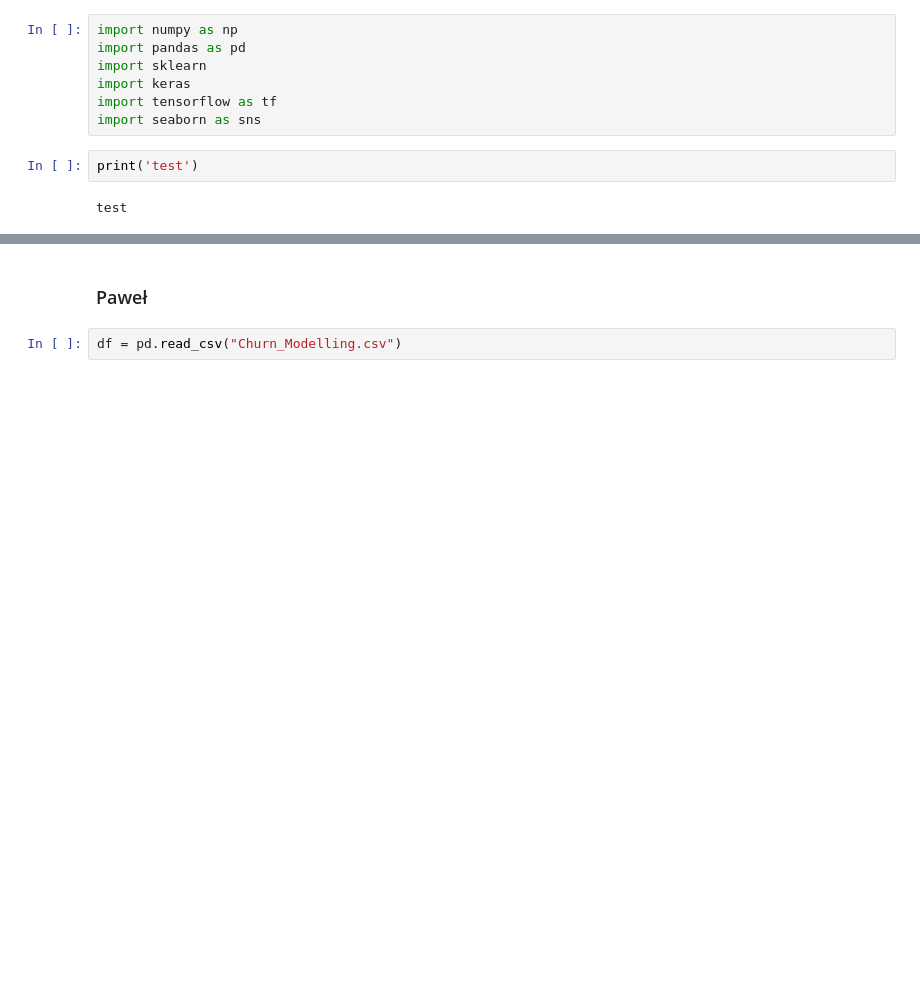
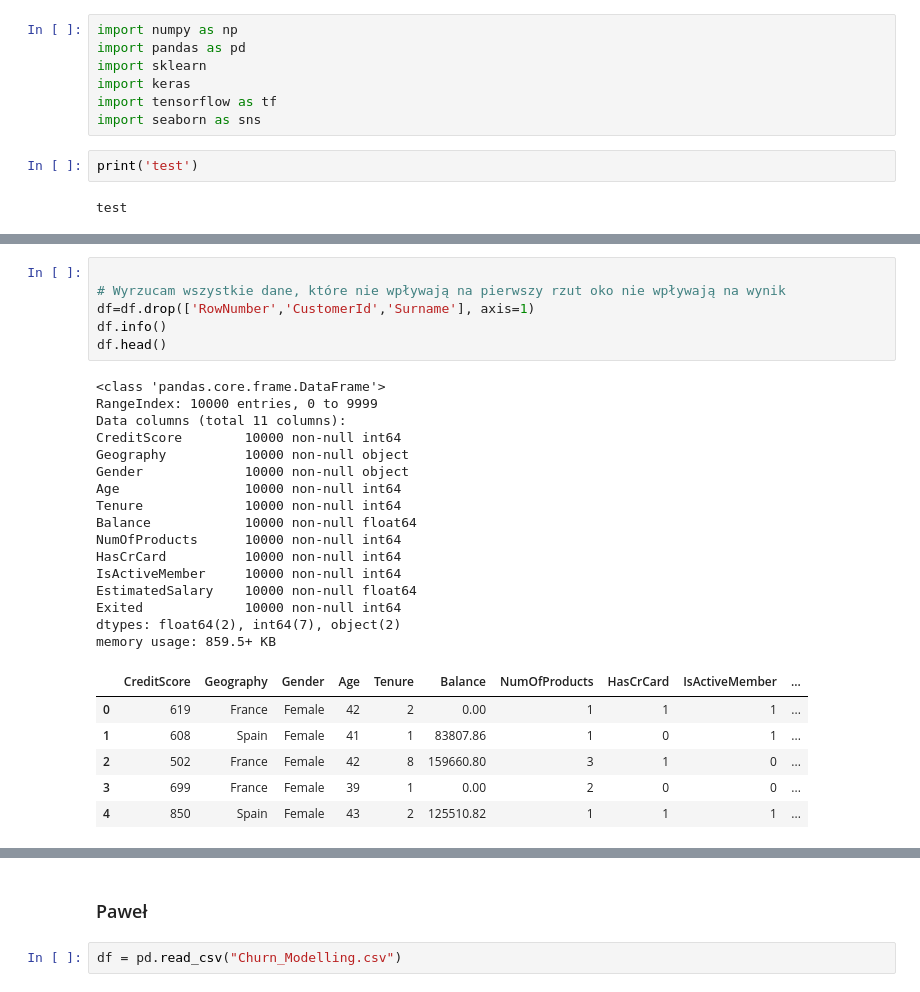
Before and after one commit to Dalthirr/NeuralNetworks, a Jupyter notebook: EDA.ipynb, the cells around one changed output, grey strips where cells are left out. Saved outputs shown, nothing was run; the diff lists cells and outputs as text; blank space fills up the shorter version.

```diff
--- a/EDA.ipynb
+++ b/EDA.ipynb
@@ -73,0 +70,29 @@ Gender_Male
+# %%
+
+# Wyrzucam wszystkie dane, które nie wpływają na pierwszy rzut oko nie wpływają na wynik
+df=df.drop(['RowNumber','CustomerId','Surname'], axis=1)
+df.info()
+df.head()
+# %% [output]
+<class 'pandas.core.frame.DataFrame'>
+RangeIndex: 10000 entries, 0 to 9999
+Data columns (total 11 columns):
+CreditScore        10000 non-null int64
+Geography          10000 non-null object
+Gender             10000 non-null object
+Age                10000 non-null int64
+Tenure             10000 non-null int64
+Balance            10000 non-null float64
+NumOfProducts      10000 non-null int64
+HasCrCard          10000 non-null int64
+IsActiveMember     10000 non-null int64
+EstimatedSalary    10000 non-null float64
+Exited             10000 non-null int64
+dtypes: float64(2), int64(7), object(2)
+memory usage: 859.5+ KB
+|  | CreditScore | Geography | Gender | Age | Tenure | Balance | NumOfProducts | HasCrCard | IsActiveMember | ... |
+| 0 | 619 | France | Female | 42 | 2 | 0.00 | 1 | 1 | 1 | ... |
+| 1 | 608 | Spain | Female | 41 | 1 | 83807.86 | 1 | 0 | 1 | ... |
+| 2 | 502 | France | Female | 42 | 8 | 159660.80 | 3 | 1 | 0 | ... |
+| 3 | 699 | France | Female | 39 | 1 | 0.00 | 2 | 0 | 0 | ... |
+| 4 | 850 | Spain | Female | 43 | 2 | 125510.82 | 1 | 1 | 1 | ... |
```
Also changed, not shown: parts of 11 cells of this notebook.
